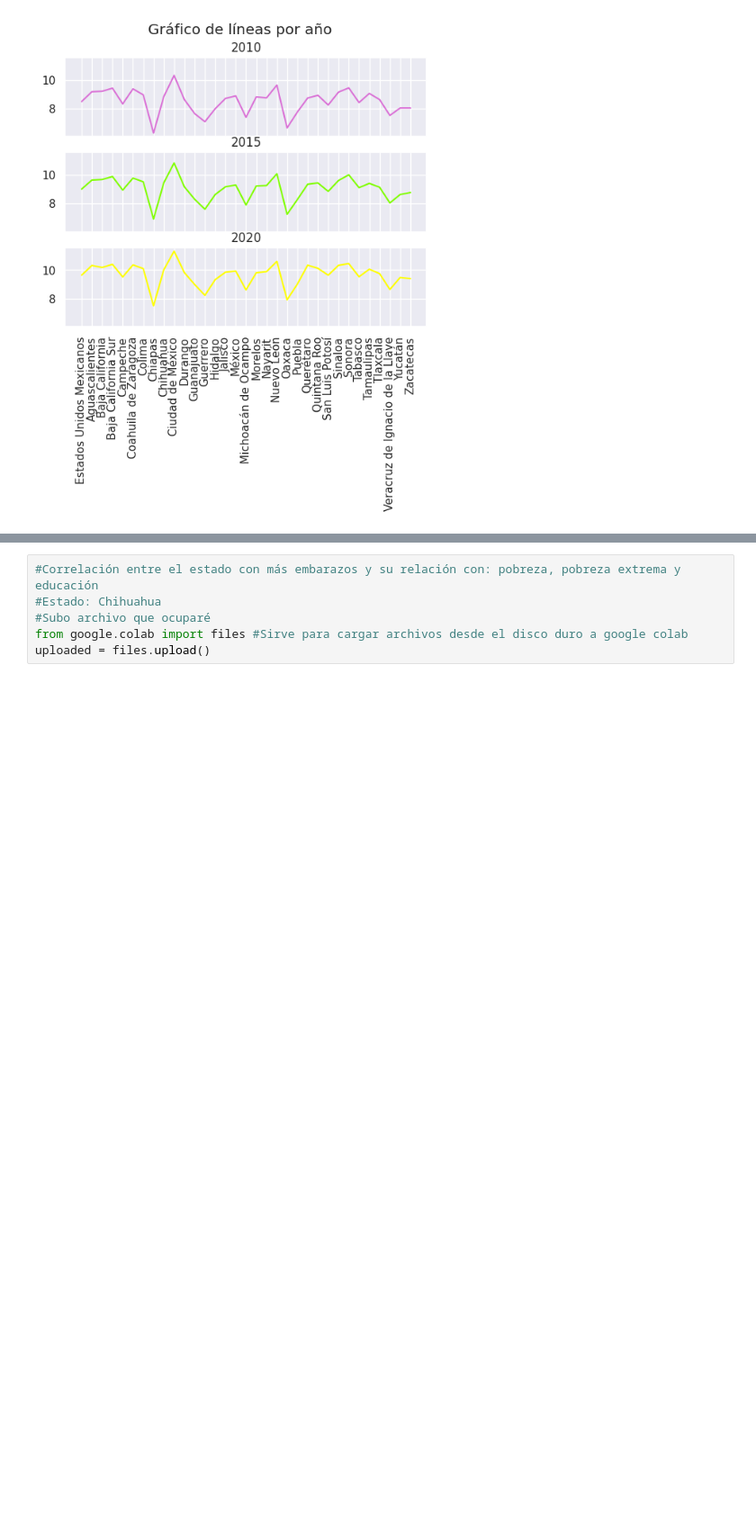
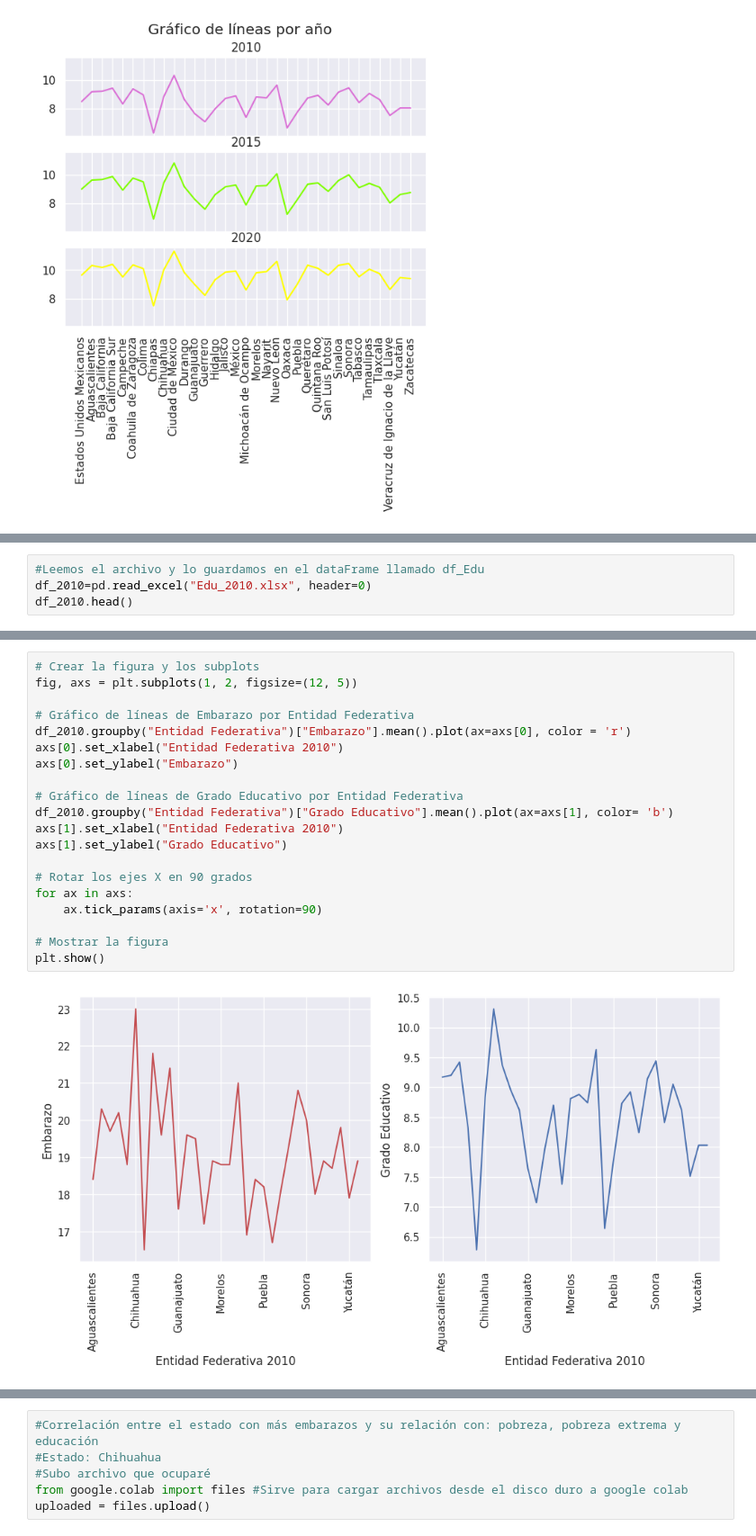
Before and after one commit to SaraElizabethGarciaCajero/Proyecto-ASE-I, a Jupyter notebook: EducaciónFemenina_ASE1.ipynb, the cells around one changed output, grey strips where cells are left out. Shown at 90% size. Cells and saved outputs as stored; diff of their text form; blank space fills up the shorter version.

```diff
--- a/EducaciónFemenina_ASE1.ipynb
+++ b/EducaciónFemenina_ASE1.ipynb
@@ -99,0 +109,4 @@ plt.show()
+# %%
+#Leemos el archivo y lo guardamos en el dataFrame llamado df_Edu
+df_2010=pd.read_excel("Edu_2010.xlsx", header=0)
+df_2010.head()
@@ -99,0 +120,22 @@ plt.show()
+# %%
+# Crear la figura y los subplots
+fig, axs = plt.subplots(1, 2, figsize=(12, 5))
+
+# Gráfico de líneas de Embarazo por Entidad Federativa
+df_2010.groupby("Entidad Federativa")["Embarazo"].mean().plot(ax=axs[0], color = 'r')
+axs[0].set_xlabel("Entidad Federativa 2010")
+axs[0].set_ylabel("Embarazo")
+
+# Gráfico de líneas de Grado Educativo por Entidad Federativa
+df_2010.groupby("Entidad Federativa")["Grado Educativo"].mean().plot(ax=axs[1], color= 'b')
+axs[1].set_xlabel("Entidad Federativa 2010")
+axs[1].set_ylabel("Grado Educativo")
+
+# Rotar los ejes X en 90 grados
+for ax in axs:
+    ax.tick_params(axis='x', rotation=90)
+
+# Mostrar la figura
+plt.show()
+# %% [output]
+[figure, added]
```
Also changed, not shown: parts of 16 cells of this notebook.
